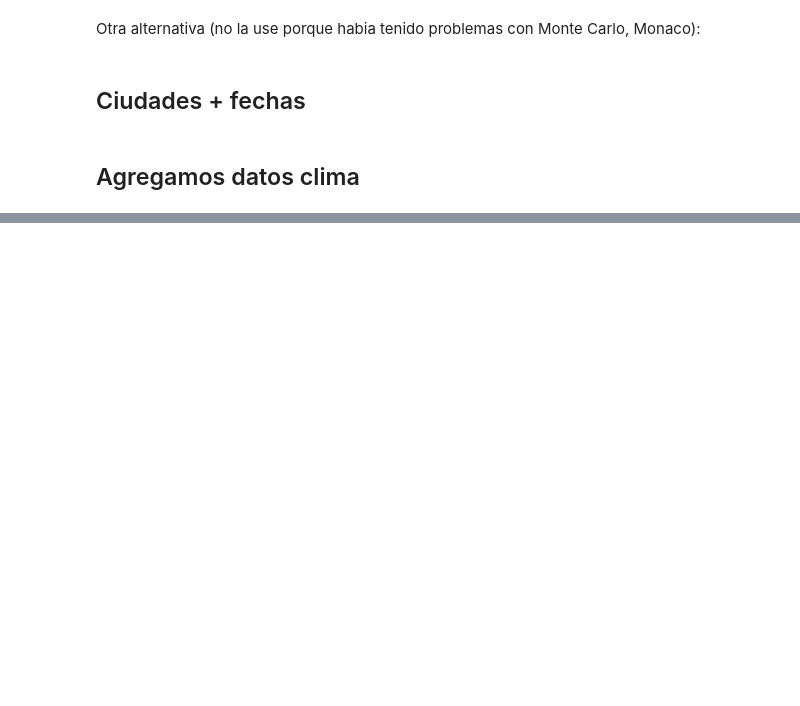
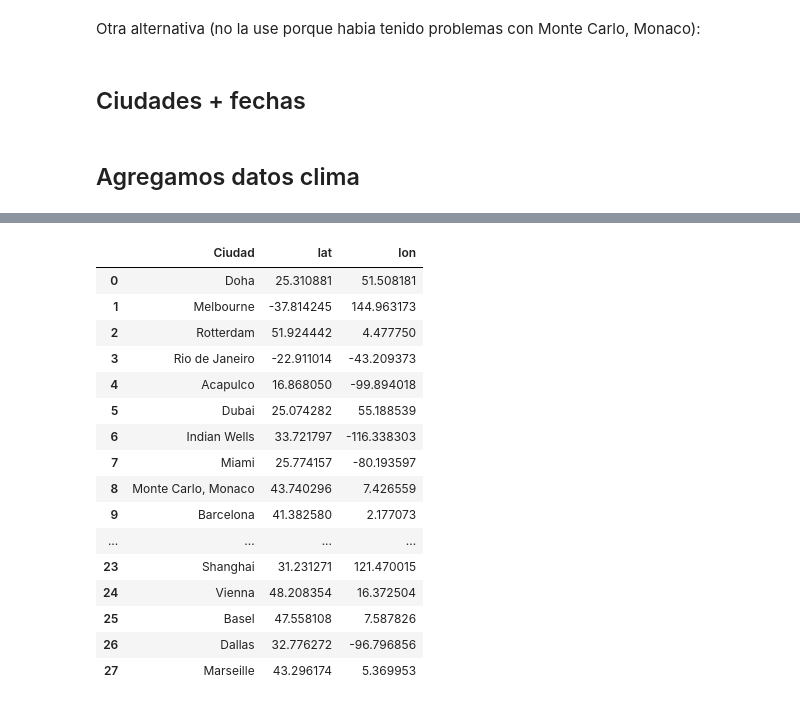
Before and after one commit to ichiP245/my-next-soderling, a Jupyter notebook: Notebooks/AddingWeather.ipynb, the cells around one changed output, grey strips where cells are left out. Drawn from its saved outputs; the diff is of its cells as text; code cells hidden in the pictures; blank space fills up the shorter version.

```diff
--- a/Notebooks/AddingWeather.ipynb
+++ b/Notebooks/AddingWeather.ipynb
@@ -138,0 +157,20 @@ df_date_city = df[['Ciudad', 'Fecha', 'lat', 'lon']].drop_duplicates()
+# %%
+df_ciudades
+# %% [output]
+|  | Ciudad | lat | lon |
+| 0 | Doha | 25.310881 | 51.508181 |
+| 1 | Melbourne | -37.814245 | 144.963173 |
+| 2 | Rotterdam | 51.924442 | 4.477750 |
+| 3 | Rio de Janeiro | -22.911014 | -43.209373 |
+| 4 | Acapulco | 16.868050 | -99.894018 |
+| 5 | Dubai | 25.074282 | 55.188539 |
+| 6 | Indian Wells | 33.721797 | -116.338303 |
+| 7 | Miami | 25.774157 | -80.193597 |
+| 8 | Monte Carlo, Monaco | 43.740296 | 7.426559 |
+| 9 | Barcelona | 41.382580 | 2.177073 |
+| ... | ... | ... | ... |
+| 23 | Shanghai | 31.231271 | 121.470015 |
+| 24 | Vienna | 48.208354 | 16.372504 |
+| 25 | Basel | 47.558108 | 7.587826 |
+| 26 | Dallas | 32.776272 | -96.796856 |
+| 27 | Marseille | 43.296174 | 5.369953 |
```
Also changed, not shown: parts of 5 cells of this notebook.
